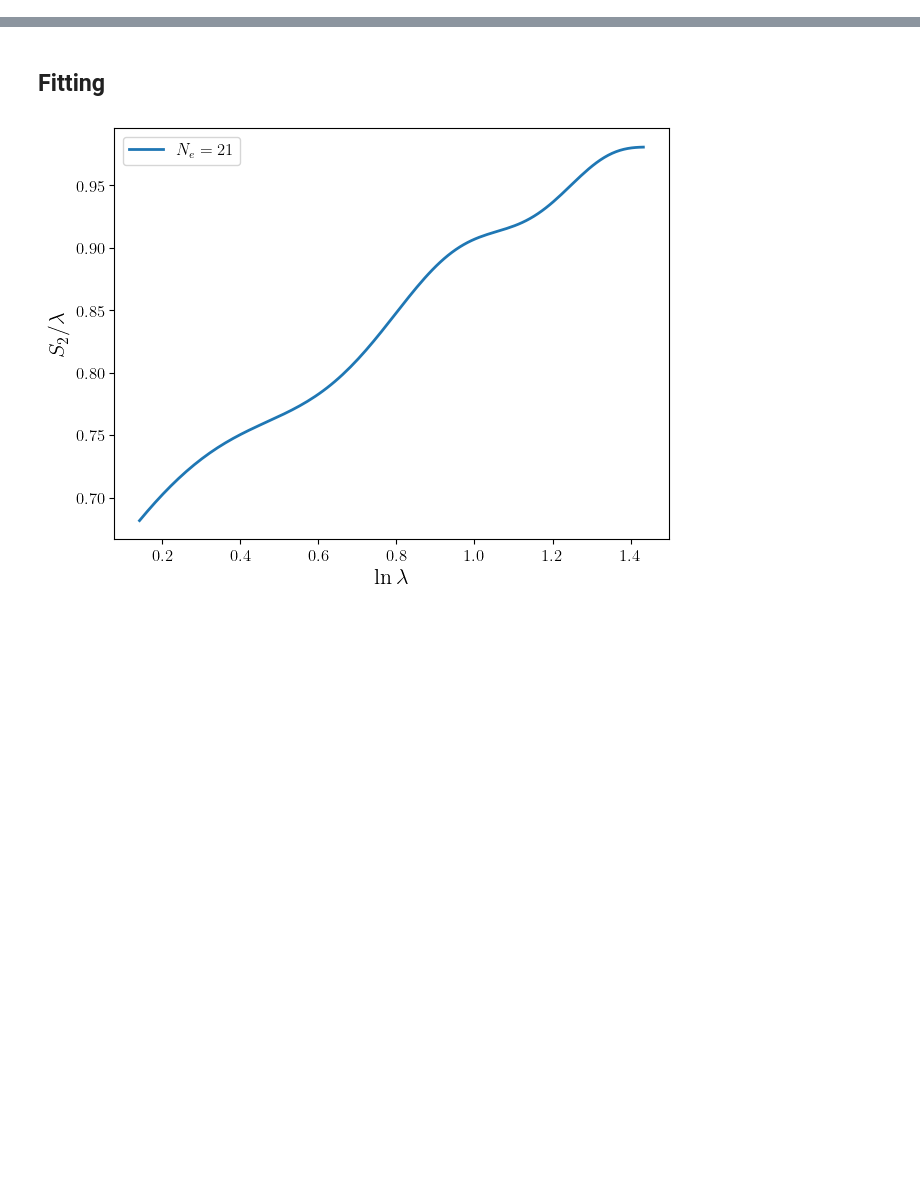
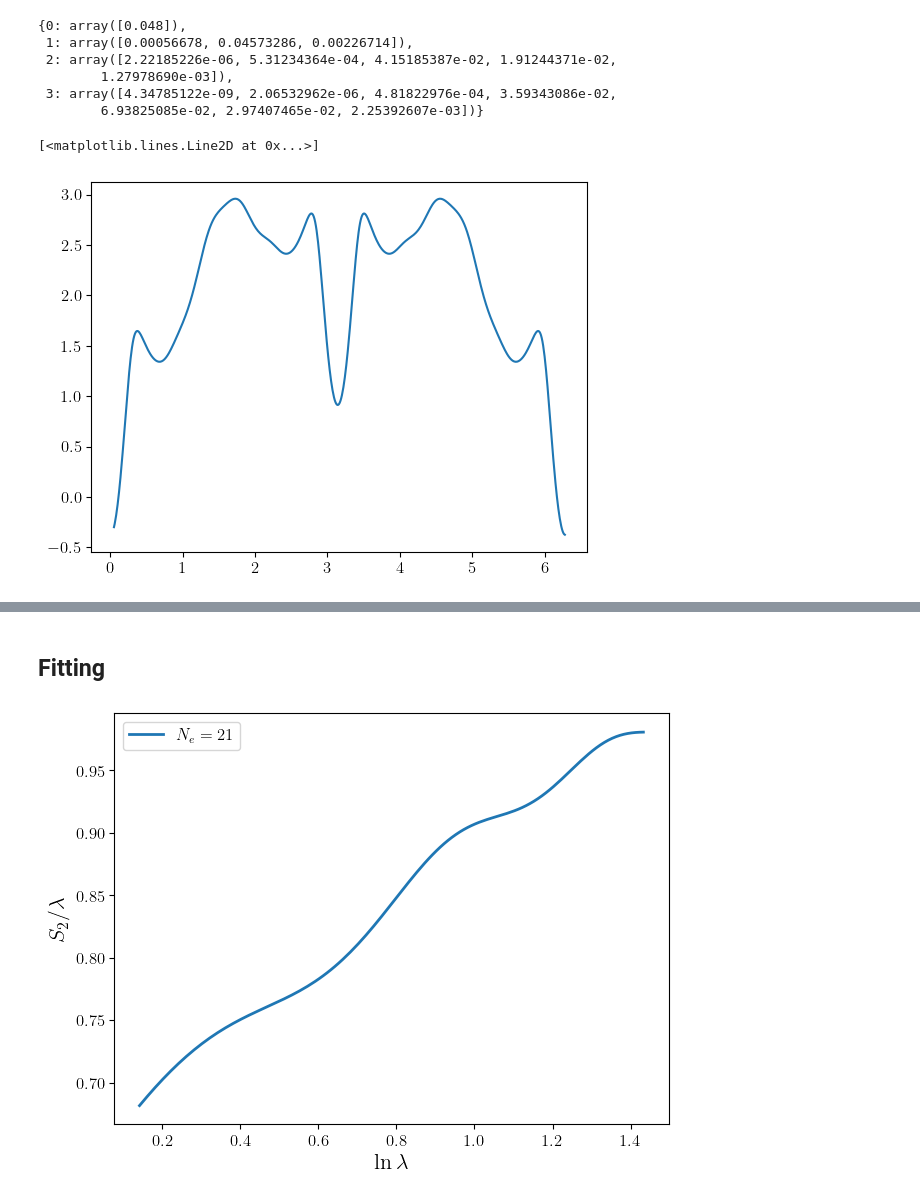
Before and after one commit to cristivoinea/MonteCarlo, a Jupyter notebook: workbooks/workbook_ED_free_fermions.ipynb, the cells around one changed output, grey strips where cells are left out. Saved outputs shown, nothing was run; the diff lists cells and outputs as text; code cells hidden in the pictures; blank space fills up the shorter version.

Commit message:
free fermions ED on sphere

```diff
--- a/workbooks/workbook_ED_free_fermions.ipynb
+++ b/workbooks/workbook_ED_free_fermions.ipynb
@@ -28,0 +101,21 @@ update_mpl_param(16,12,12,12)
+# %%
+diag
+# %% [output]
+{0: array([0.048]),
+ 1: array([0.00056678, 0.04573286, 0.00226714]),
+ 2: array([2.22185226e-06, 5.31234364e-04, 4.15185387e-02, 1.91244371e-02,
+        1.27978690e-03]),
+ 3: array([4.34785122e-09, 2.06532962e-06, 4.81822976e-04, 3.59343086e-02,
+        6.93825085e-02, 2.97407465e-02, 2.25392607e-03])}
+# %%
+Ne = 16
+Ns = 2*(Ne-1)
+fqh = MonteCarloSphereFreeFermions(Ne, Ns, 0, 0, region_geometry='circle', region_size=0.1, linear_size=True, step_size=0.1)
+# %%
+boundaries = np.arange(0.05, 2*np.pi, 0.01)
+S = fqh.ComputeEntropyED(boundaries, "r2")
+# %%
+plt.plot(boundaries, S)
+# %% [output]
+[<matplotlib.lines.Line2D at 0x...>]
+[figure, added]
```
Also changed, not shown: parts of 7 cells of this notebook, 5 other files.
